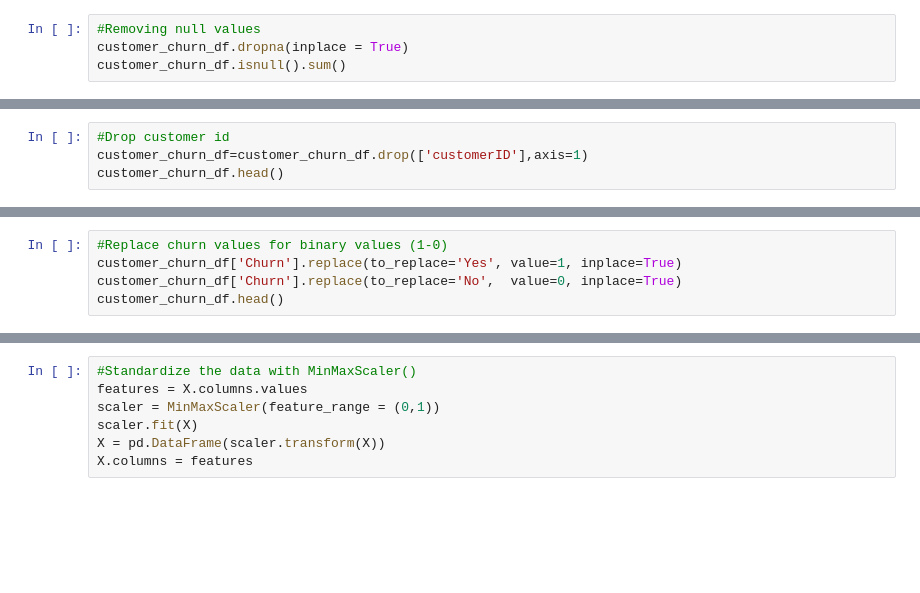
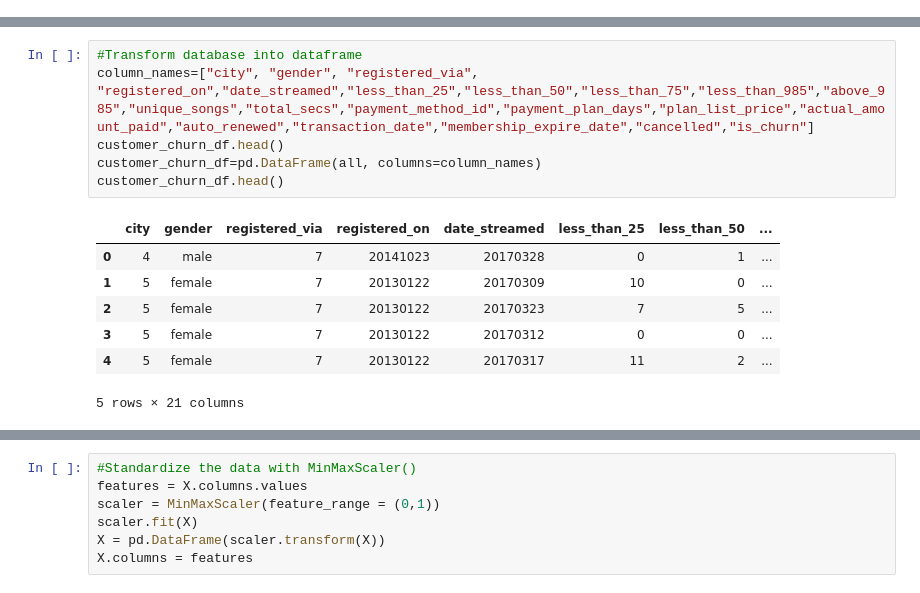
Before and after one commit to crashinabhi/Customer_Churn_project, a Jupyter notebook: machine learning.ipynb, the cells around one changed output, grey strips where cells are left out. Saved outputs shown, nothing was run; the diff lists cells and outputs as text; blank space fills up the shorter version.

```diff
--- a/machine learning.ipynb
+++ b/machine learning.ipynb
@@ -84,4 +8,0 @@ dtype: int64
-# %%
-#Removing null values
-customer_churn_df.dropna(inplace = True)
-customer_churn_df.isnull().sum()
@@ -106,4 +8,0 @@ dtype: int64
-# %%
-#Drop customer id
-customer_churn_df=customer_churn_df.drop(['customerID'],axis=1)
-customer_churn_df.head()
@@ -117,5 +8,0 @@ customer_churn_df.head()
-# %%
-#Replace churn values for binary values (1-0)
-customer_churn_df['Churn'].replace(to_replace='Yes', value=1, inplace=True)
-customer_churn_df['Churn'].replace(to_replace='No',  value=0, inplace=True)
-customer_churn_df.head()
@@ -129,2 +19,16 @@ customer_churn_df.head()
+# %%
+#Transform database into dataframe
+column_names=["city", "gender", "registered_via", "registered_on","date_streamed","less_than_25","less_than_50","less_than_75","less_than_985","above_985","unique_songs","total_secs","payment_method_id","payment_plan_days","plan_list_price","actual_amount_paid","auto_renewed","transaction_date","membership_expire_date","cancelled","is_churn"]
+customer_churn_df.head()
+customer_churn_df=pd.DataFrame(all, columns=column_names)
+customer_churn_df.head()
+# %% [output]
+|  | city | gender | registered_via | registered_on | date_streamed | less_than_25 | less_than_50 | ... |
+| 0 | 4 | male | 7 | 20141023 | 20170328 | 0 | 1 | ... |
+| 1 | 5 | female | 7 | 20130122 | 20170309 | 10 | 0 | ... |
+| 2 | 5 | female | 7 | 20130122 | 20170323 | 7 | 5 | ... |
+| 3 | 5 | female | 7 | 20130122 | 20170312 | 0 | 0 | ... |
+| 4 | 5 | female | 7 | 20130122 | 20170317 | 11 | 2 | ... |
+5 rows × 21 columns
 # %%
 # Use get_dummies() to convert categorical variables.
```
Also changed, not shown: parts of 22 cells of this notebook, 6 other files.
